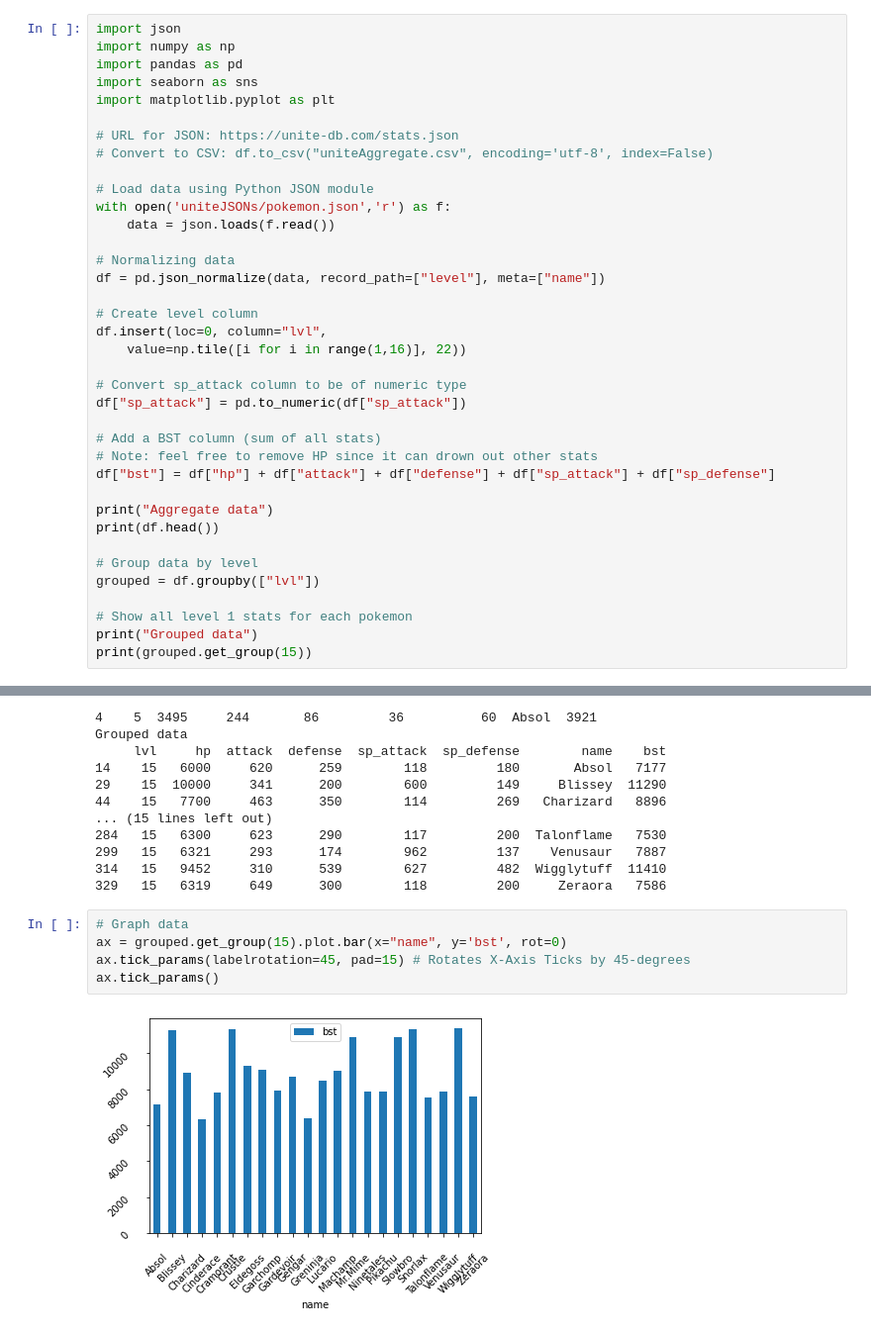
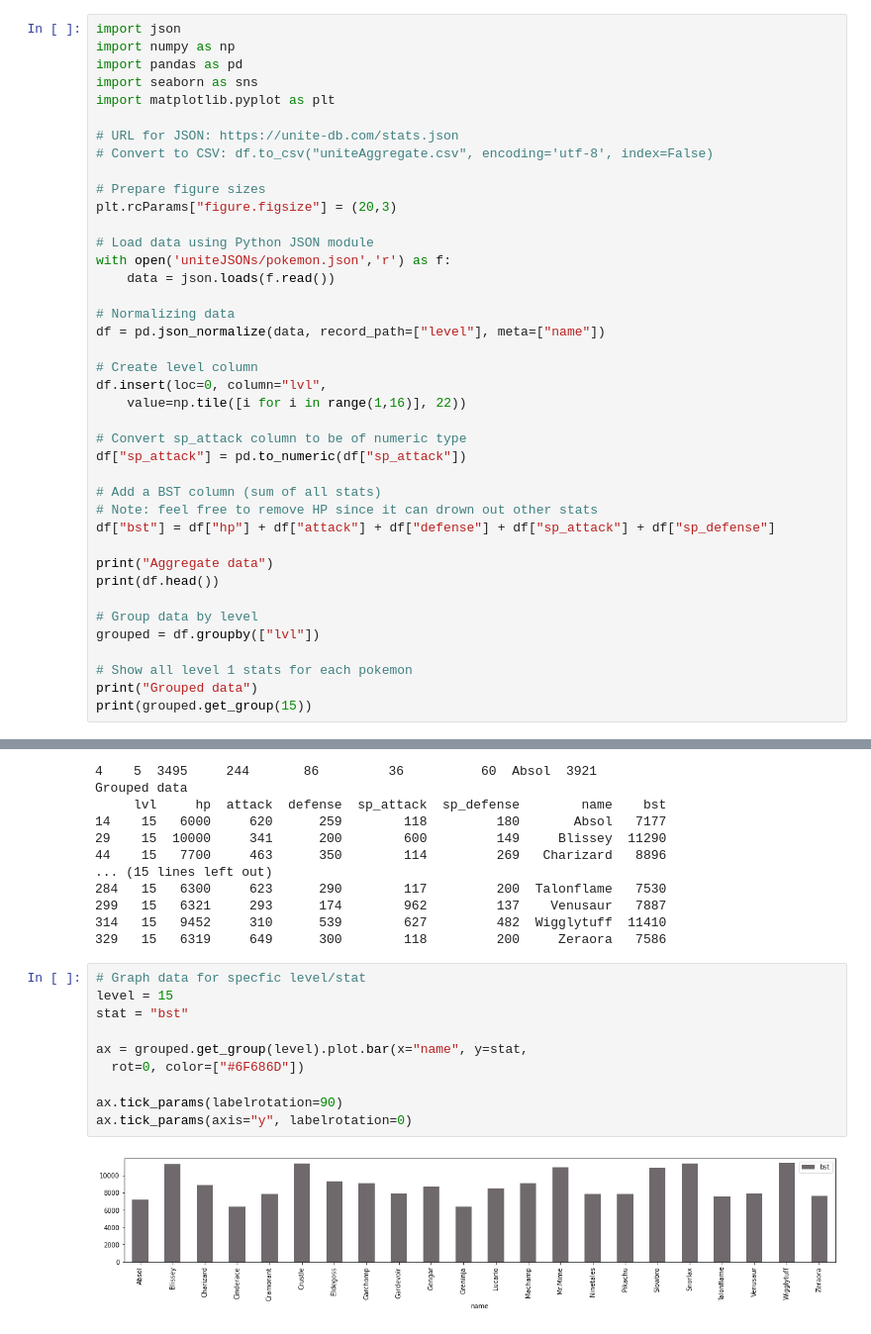
Before and after one commit to maxdemaio/pokemon-unite, a Jupyter notebook: uniteStatsNotebook.ipynb, the cells around one changed output, grey strips where cells are left out. Shown at 99% size. Saved outputs shown, nothing was run; the diff lists cells and outputs as text.

Commit message:
add overall grouping graph, config for figs

```diff
--- a/uniteStatsNotebook.ipynb
+++ b/uniteStatsNotebook.ipynb
@@ -7,6 +7,9 @@ import matplotlib.pyplot as plt
 
 # URL for JSON: https://unite-db.com/stats.json
 # Convert to CSV: df.to_csv("uniteAggregate.csv", encoding='utf-8', index=False)
+
+# Prepare figure sizes
+plt.rcParams["figure.figsize"] = (20,3)
 
 # Load data using Python JSON module
 with open('uniteJSONs/pokemon.json','r') as f:
@@ -54,9 +57,14 @@ Grouped data
 314   15   9452     310      539        627         482  Wigglytuff  11410
 329   15   6319     649      300        118         200     Zeraora   7586
 # %%
-# Graph data
-ax = grouped.get_group(15).plot.bar(x="name", y='bst', rot=0)
-ax.tick_params(labelrotation=45, pad=15) # Rotates X-Axis Ticks by 45-degrees
-ax.tick_params()
+# Graph data for specfic level/stat
+level = 15
+stat = "bst"
+
+ax = grouped.get_group(level).plot.bar(x="name", y=stat,
+  rot=0, color=["#6F686D"])
+
+ax.tick_params(labelrotation=90)
+ax.tick_params(axis="y", labelrotation=0)
 # %% [output]
-[figure, old version]
+[figure, new version]
```
Also changed, not shown: parts of 1 cell of this notebook.
